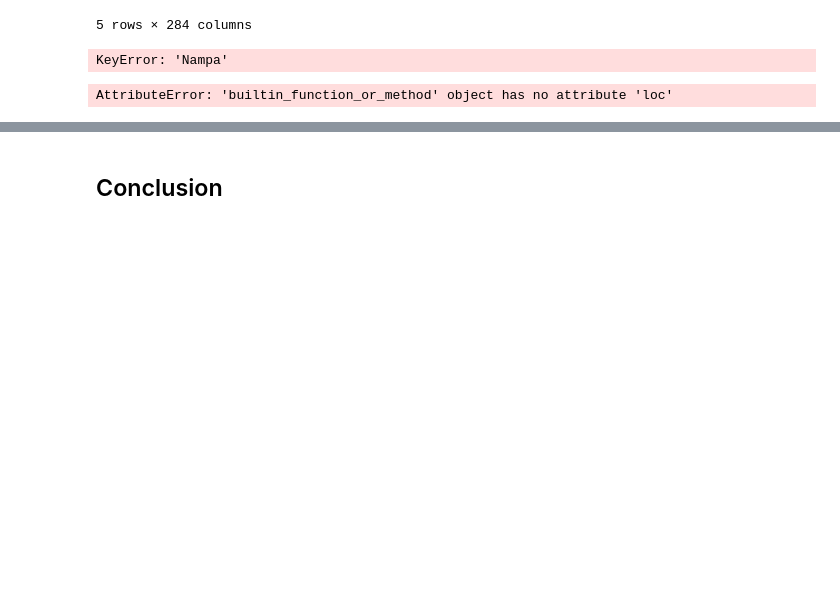
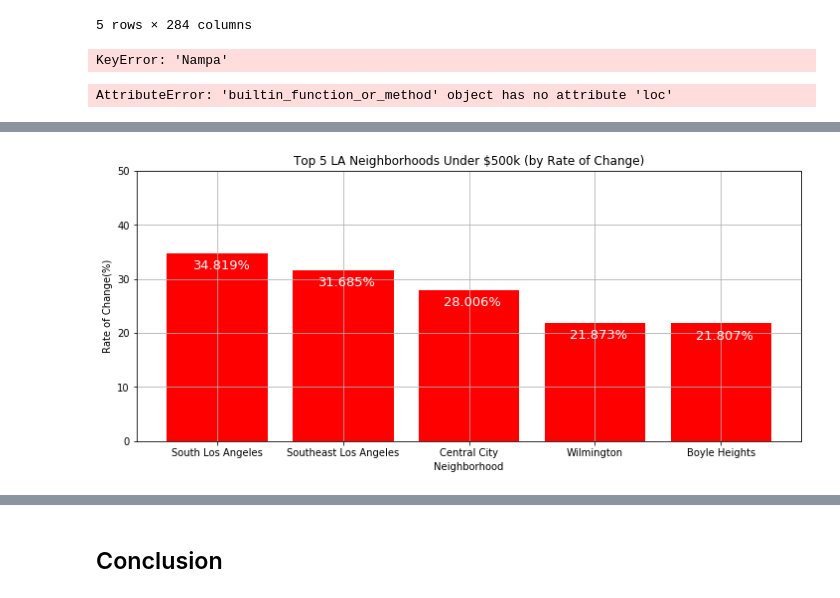
Before and after one commit to vitoperez117/Python-Project-US-Housing, a Jupyter notebook: US_housing_price/US_housing_price.ipynb, the cells around one changed output, grey strips where cells are left out. Drawn from its saved outputs; the diff is of its cells as text; code cells hidden in the pictures; blank space fills up the shorter version.

```diff
--- a/US_housing_price/US_housing_price.ipynb
+++ b/US_housing_price/US_housing_price.ipynb
@@ -573,0 +599,9 @@ plt.legend(loc = "upper left", fontsize = "large", fancybox = True)
+# %%
+#branched code for binning
+money_bins = [0, 500_000, 1_000_000, 2_000_000, 3_500_000]
+money_labels = ['<500k', '500k - 1M','1M - 2M', '>2M']
+
+house_data["Brackets"] = pd.cut(house_data['2019-09'], money_bins, labels=money_labels)
+# %%
+la = house_data[house_data["City"] == "Los Angeles"]
+la
@@ -573,0 +627,34 @@ plt.legend(loc = "upper left", fontsize = "large", fancybox = True)
+# %%
+la_bin1 = la[la["Brackets"] == "<500k"]
+la_bin2 = la[la["Brackets"] == '500k - 1M']
+la_bin3 = la[la["Brackets"] == '1M - 2M']
+la_bin4 = la[la["Brackets"] == '>2M']
+# %%
+topla_bin1 = la_bin1.sort_values(by=['Rate of Change 3year'], ascending=False)
+topla_bin2 = la_bin2.sort_values(by=['Rate of Change 3year'], ascending=False)
+topla_bin3 = la_bin3.sort_values(by=['Rate of Change 3year'], ascending=False)
+topla_bin4 = la_bin4.sort_values(by=['Rate of Change 3year'], ascending=False)
+# %%
+bin1_bars = topla_bin1.head()
+bin1_bars
+
+fig,ax = plt.subplots(figsize = (12,5))
+plt.grid()
+
+ax.bar(bin1_bars["RegionName"],bin1_bars["Rate of Change 3year"]*100, color = "red")
+ax.set_title("Top 5 LA Neighborhoods Under $500k (by Rate of Change)")
+ax.set_ylabel("Rate of Change(%)")
+ax.set_xlabel("Neighborhood")
+ax.set_ylim(0, 50)
+
+# Use functions to label the percentages of changes
+# Call functions to implement the function calls
+for i in ax.patches:
+  ax.text(i.get_x()+.2, i.get_height()-3,
+  str(round(i.get_height(),3))+"%", fontsize=13, color = "white", alpha = 1)
+
+# Show the Figure
+plt.savefig("la_500k")
+plt.show()
+# %% [output]
+[figure, added]
```
Also changed, not shown: parts of 9 cells of this notebook, 6 other files.
